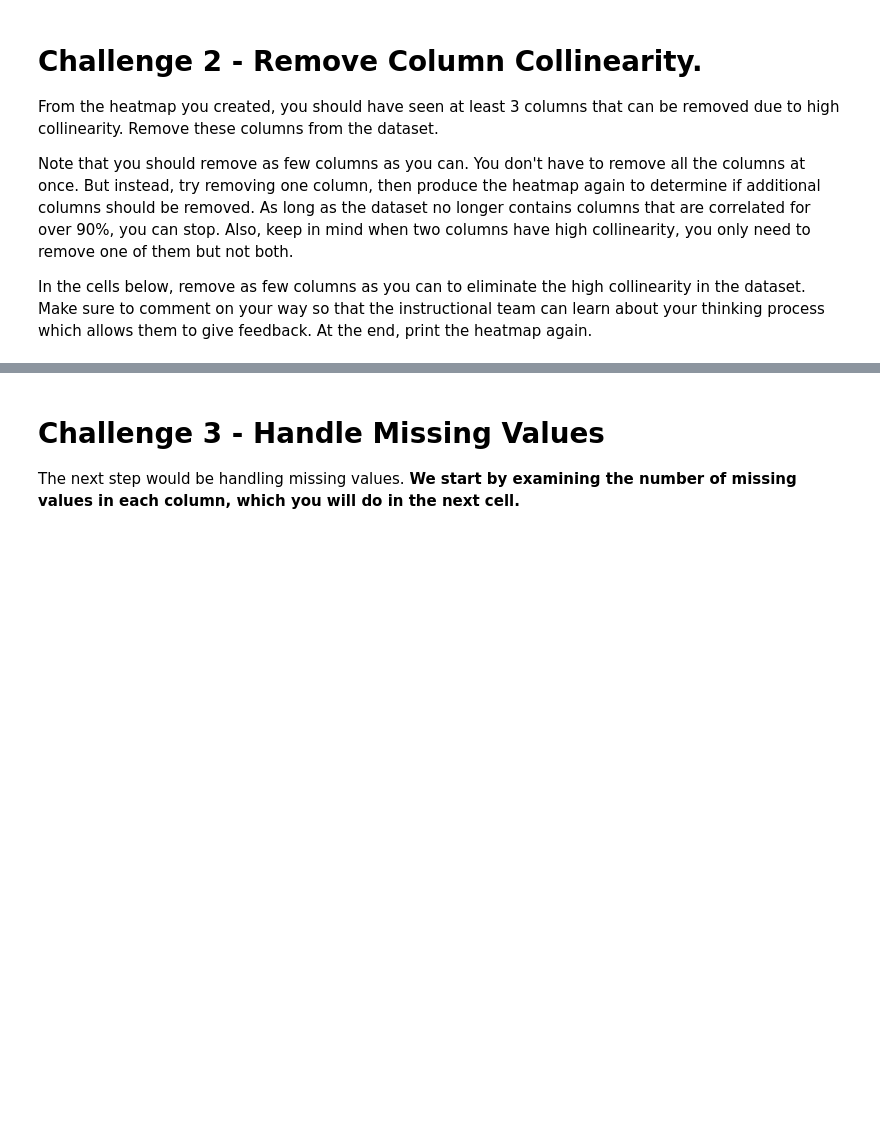
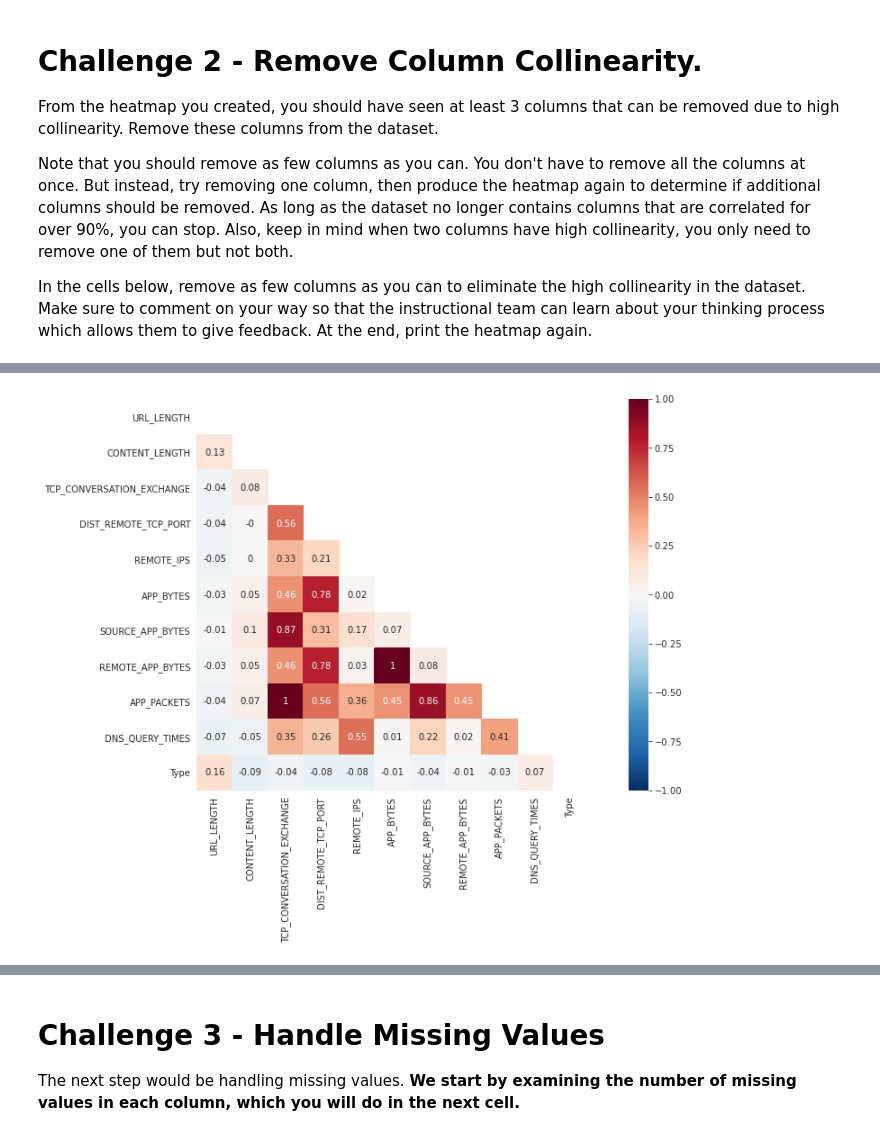
Before and after one commit to ta-datapt-bcn/lab-supervised-learning, a Jupyter notebook: your-code/main.ipynb, the cells around one changed output, grey strips where cells are left out. Cells and saved outputs as stored; diff of their text form; code cells hidden in the pictures; blank space fills up the shorter version.

```diff
--- a/your-code/main.ipynb
+++ b/your-code/main.ipynb
@@ -66,0 +158,4 @@ In the cells below, remove as few columns as you can to eliminate the high colli
+# %%
+drop_corr(websites, 'REMOTE_APP_PACKETS')
+# %% [output]
+[figure, added]
```
Also changed, not shown: parts of 53 cells of this notebook.
